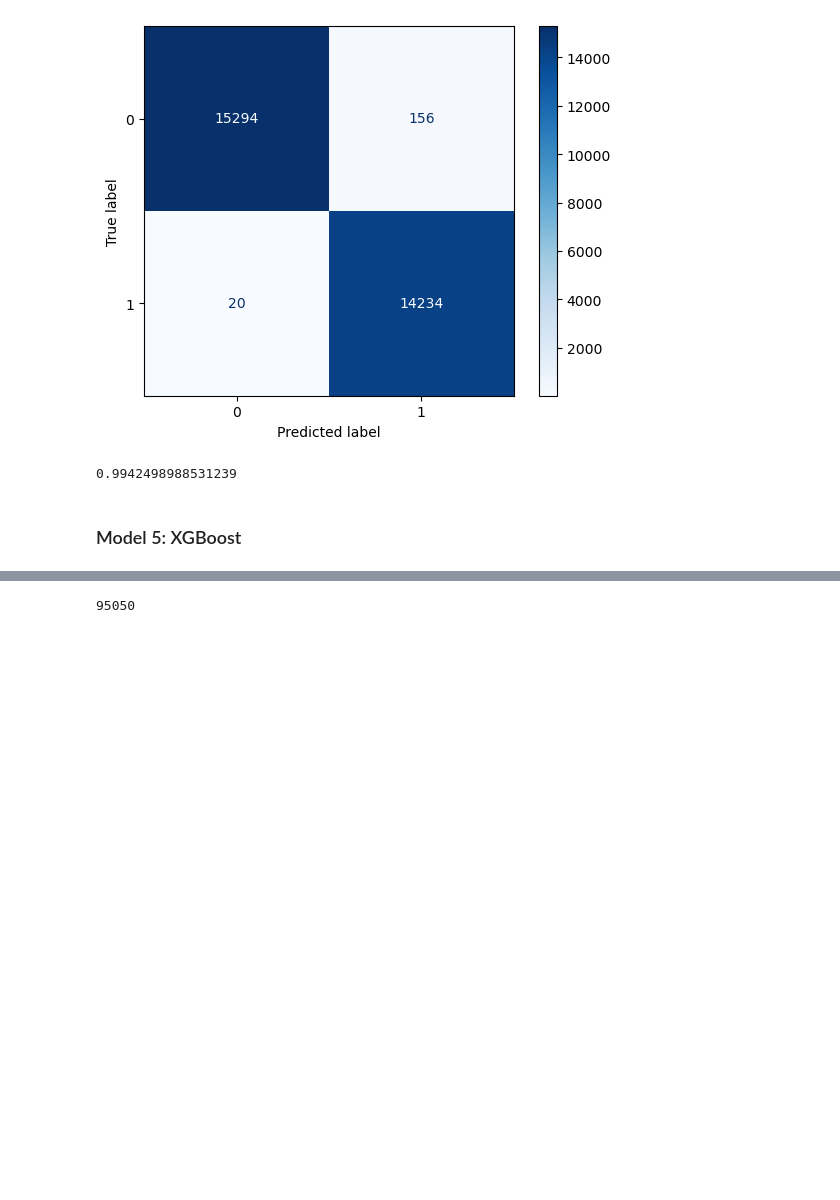
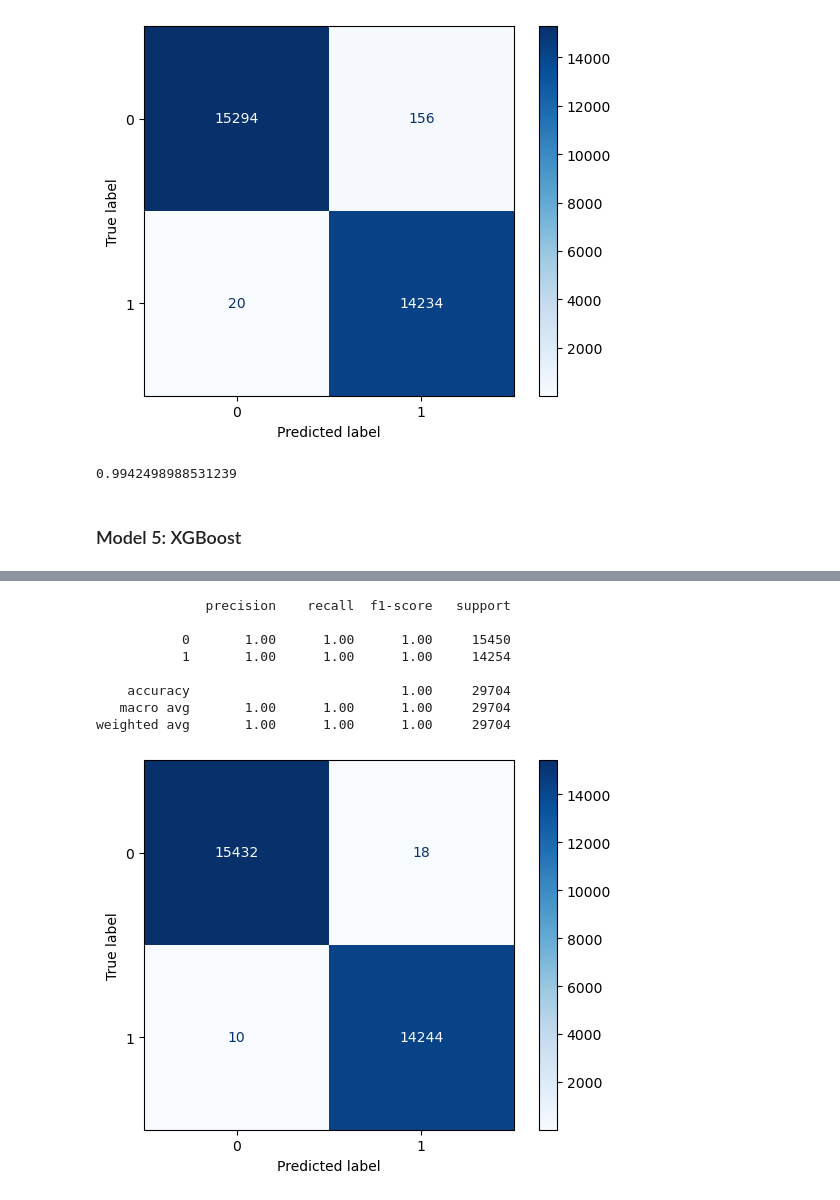
Before and after one commit to suzaladhikari/Network_Intrusion_Detector, a Jupyter notebook: Models/binaryclassifier.ipynb, the cells around one changed output, grey strips where cells are left out. Cells and saved outputs as stored; diff of their text form; code cells hidden in the pictures; blank space fills up the shorter version.

Commit message:
XGBoost evaluation done

```diff
--- a/Models/binaryclassifier.ipynb
+++ b/Models/binaryclassifier.ipynb
@@ -351,18 +351,7 @@ weighted avg       0.99      0.99      0.99     29704
 ### Model 5: XGBoost
 # %%
 
-
 ### Splitting the training data  ## Learnig rate 0.1, best_trees = 435, max_depth ,
-
-xgb_model = xgb.XGBClassifier( learning_rate = 0.1, n_estimators = 435, colsample_bytree = 0.6, max_depth = 6, reg_lambda = 0.1, subsample = 0.7)
-paramss = {
-    'max_depth' : [5,6,7,8],
-    'subsample':[0.6,0.7,0.8,0.9],
-    'colsample_bytree': [0.6,0.7,0.8,0.9],
-    'reg_lambda' : [0.1, 0.5, 1.0]
-}
-kf = StratifiedKFold(n_splits=5, shuffle=True, random_state=RANDOM_SEED)
-hypertuned = GridSearchCV(xgb_model, cv = kf, param_grid = paramss, scoring='f1')
-hypertuned.fit(X_train,y_train)
-print(hypertuned.best_params_)
+xgb_model = xgb.XGBClassifier( learning_rate = 0.1, n_estimators = 435, colsample_bytree = 0.6, max_depth = 6, reg_lambda = 0.1, subsample = 0.7, min_child_weight = 2)
+xgb_model.fit(X_train, y_train)
 # %% [output]
@@ -370,3 +369,51 @@ print(hypertuned.best_params_)
 # %%
+xgb_testing_pred = xgb_model.predict(X_test)
+xgb_training_pred = xgb_model.predict(X_train)
+
+xgb_training_proba = xgb_model.predict_proba(X_train)[:,1]
+xgb_testing_proba = xgb_model.predict_proba(X_test)[:,1]
-# %% [output]
-95050
+# %%
+##Precision_Score
+
+xgb_precision = precision_score(y_test, xgb_testing_pred)
+
+## Recall Score
+
+xgb_recall = recall_score(y_test, xgb_testing_pred)
+
+## F1_score
+
+xgb_f1 = f1_score(y_test, xgb_testing_pred)
+
+
+## Classification Report
+
+xgb_report = classification_report(y_test, xgb_testing_pred)
+print(xgb_report)
+
+## Confusion Matrix
+
+xgb_evaluation = confusion_matrix(y_test, xgb_testing_pred)
+display = ConfusionMatrixDisplay(confusion_matrix=xgb_evaluation)
+display.plot(cmap = 'Blues')
+plt.show()
+
+## Fpr, tpr
+
+true_negatives, false_positives, false_negatives, true_positives = confusion_matrix(y_test, xgb_testing_pred).ravel()
+decision_false_positive_rate = (false_positives) /( false_positives + true_negatives) ## False Alarm Rate
+
+decision_false_negative_rate = (false_negatives) / (false_negatives + true_positives) ## Missed Attack Rate
+## Roc Score
+
+xgb_roc_score = roc_auc_score(y_test, xgb_testing_pred)
+# %% [output]
+              precision    recall  f1-score   support
+
+           0       1.00      1.00      1.00     15450
+           1       1.00      1.00      1.00     14254
+
+    accuracy                           1.00     29704
+   macro avg       1.00      1.00      1.00     29704
+weighted avg       1.00      1.00      1.00     29704
+[figure, added]
```
Also changed, not shown: parts of 1 cell of this notebook.
